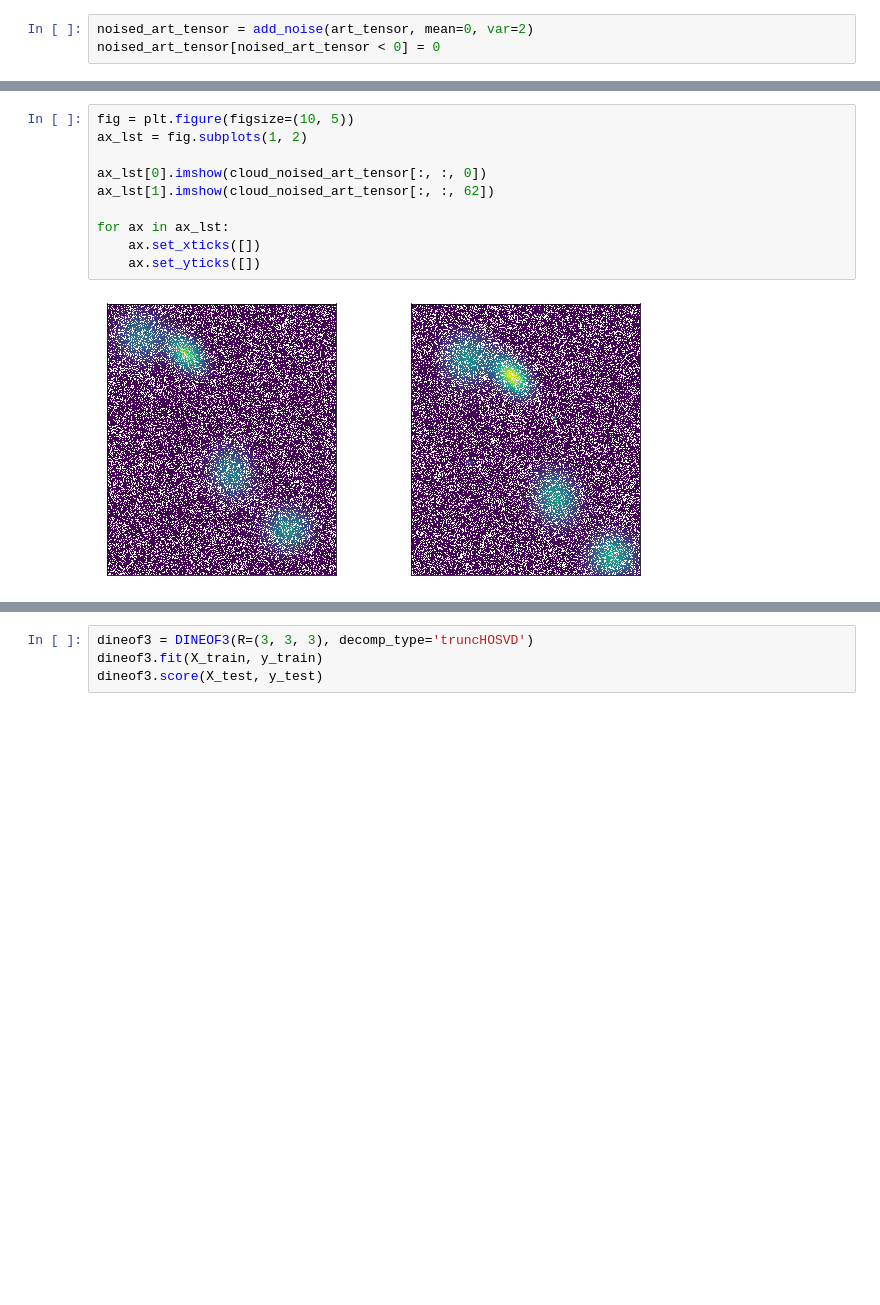
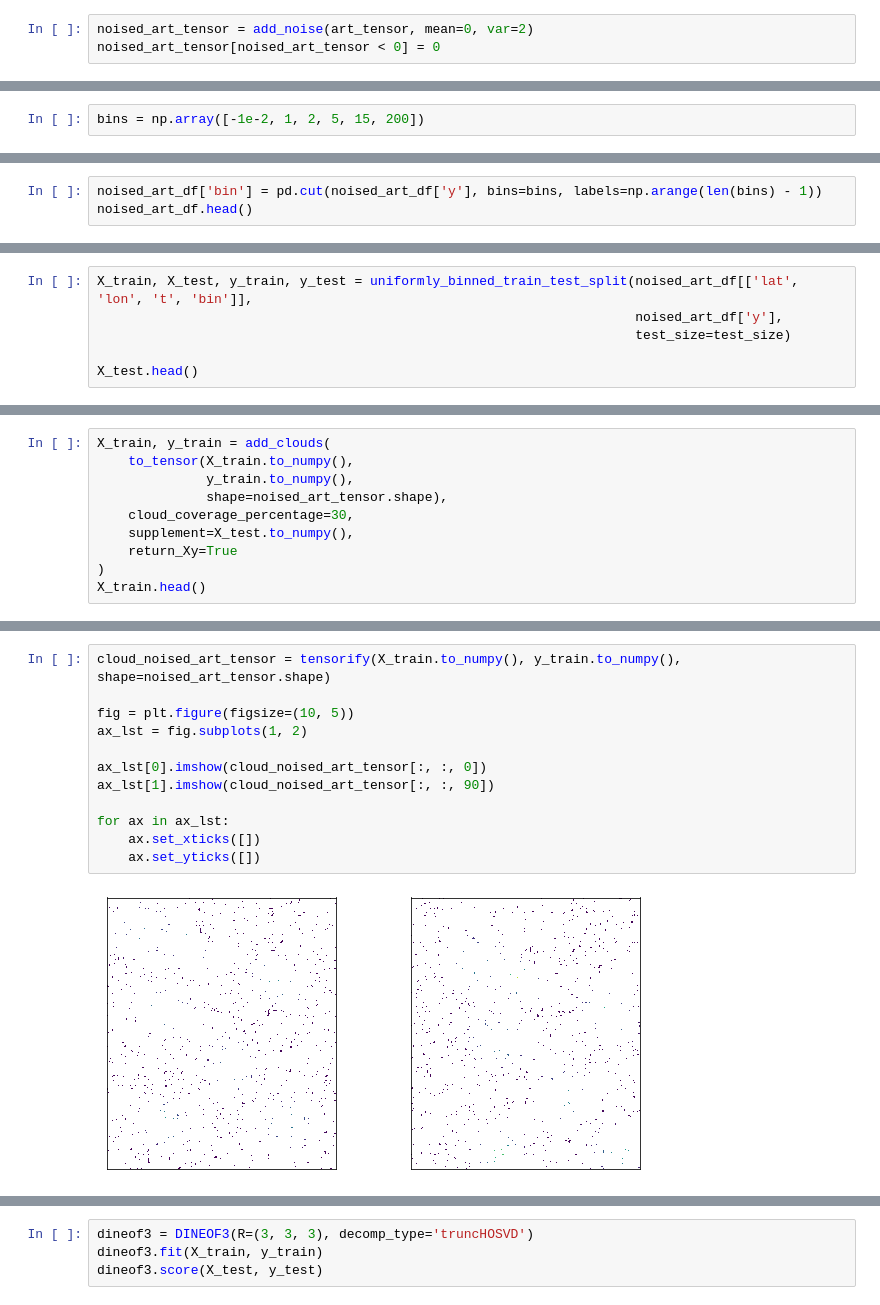
Before and after one commit to theleokul/tieof, a Jupyter notebook: research/tensor_decomp.ipynb, the cells around one changed output, grey strips where cells are left out. Cells and saved outputs as stored; diff of their text form; blank space fills up the shorter version.

Commit message:
tensor_decomp.ipynb after colab version substitution

```diff
--- a/research/tensor_decomp.ipynb
+++ b/research/tensor_decomp.ipynb
@@ -208,0 +316,2 @@ cloud_noised_art_tensor = add_clouds(noised_art_tensor, cloud_coverage_percentag
+# %%
+bins = np.array([-1e-2, 1, 2, 5, 15, 200])
@@ -208,0 +332,3 @@ cloud_noised_art_tensor = add_clouds(noised_art_tensor, cloud_coverage_percentag
+# %%
+noised_art_df['bin'] = pd.cut(noised_art_df['y'], bins=bins, labels=np.arange(len(bins) - 1))
+noised_art_df.head()
@@ -208,0 +373,6 @@ cloud_noised_art_tensor = add_clouds(noised_art_tensor, cloud_coverage_percentag
+# %%
+X_train, X_test, y_train, y_test = uniformly_binned_train_test_split(noised_art_df[['lat', 'lon', 't', 'bin']],
+                                                                     noised_art_df['y'],
+                                                                     test_size=test_size)
+
+X_test.head()
@@ -208,0 +399,10 @@ cloud_noised_art_tensor = add_clouds(noised_art_tensor, cloud_coverage_percentag
+# %%
+X_train, y_train = add_clouds(
+    to_tensor(X_train.to_numpy(),
+              y_train.to_numpy(),
+              shape=noised_art_tensor.shape),
+    cloud_coverage_percentage=30,
+    supplement=X_test.to_numpy(),
+    return_Xy=True
+)
+X_train.head()
@@ -209,13 +416,15 @@ cloud_noised_art_tensor = add_clouds(noised_art_tensor, cloud_coverage_percentag
 # %%
+cloud_noised_art_tensor = tensorify(X_train.to_numpy(), y_train.to_numpy(), shape=noised_art_tensor.shape)
+
 fig = plt.figure(figsize=(10, 5))
 ax_lst = fig.subplots(1, 2)
 
 ax_lst[0].imshow(cloud_noised_art_tensor[:, :, 0])
-ax_lst[1].imshow(cloud_noised_art_tensor[:, :, 62])
+ax_lst[1].imshow(cloud_noised_art_tensor[:, :, 90])
 
 for ax in ax_lst:
     ax.set_xticks([])
     ax.set_yticks([])
 # %% [output]
-[figure, old version]
+[figure, new version]
 # %% [markdown]
```
Also changed, not shown: parts of 40 cells of this notebook.
